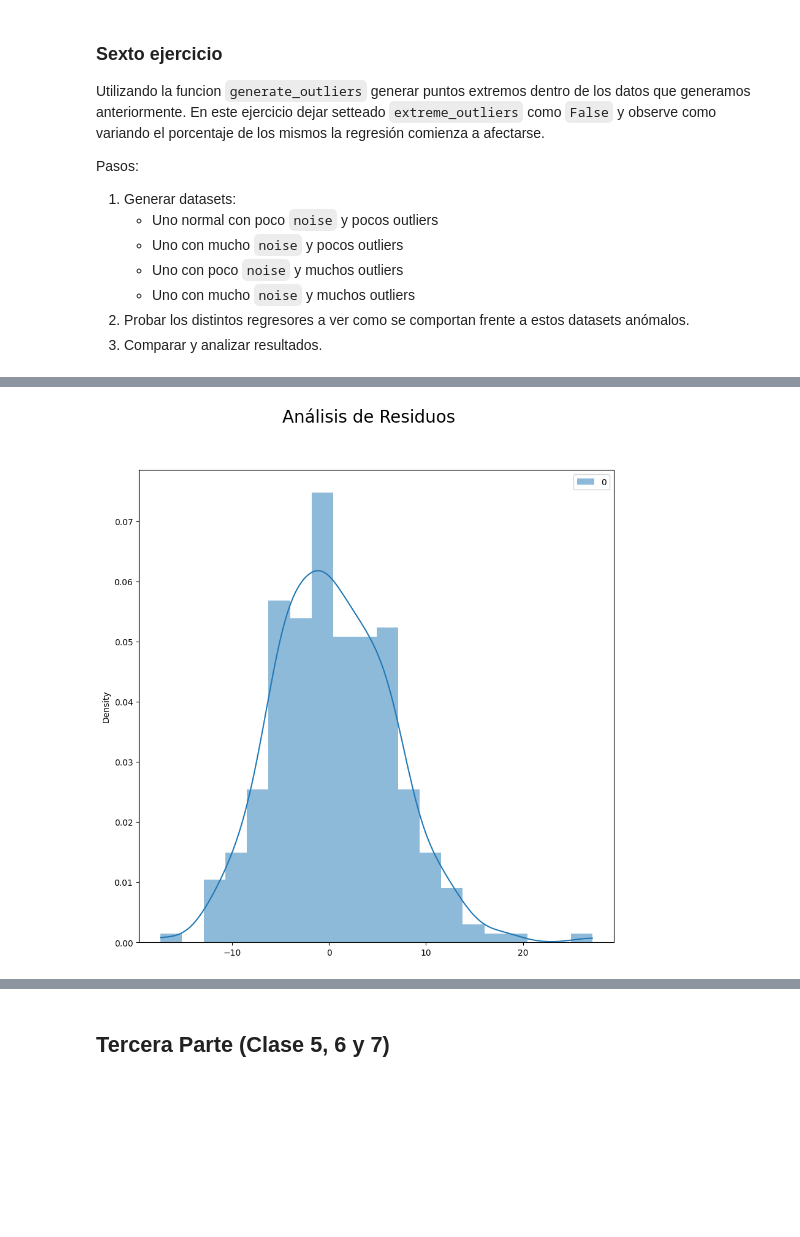
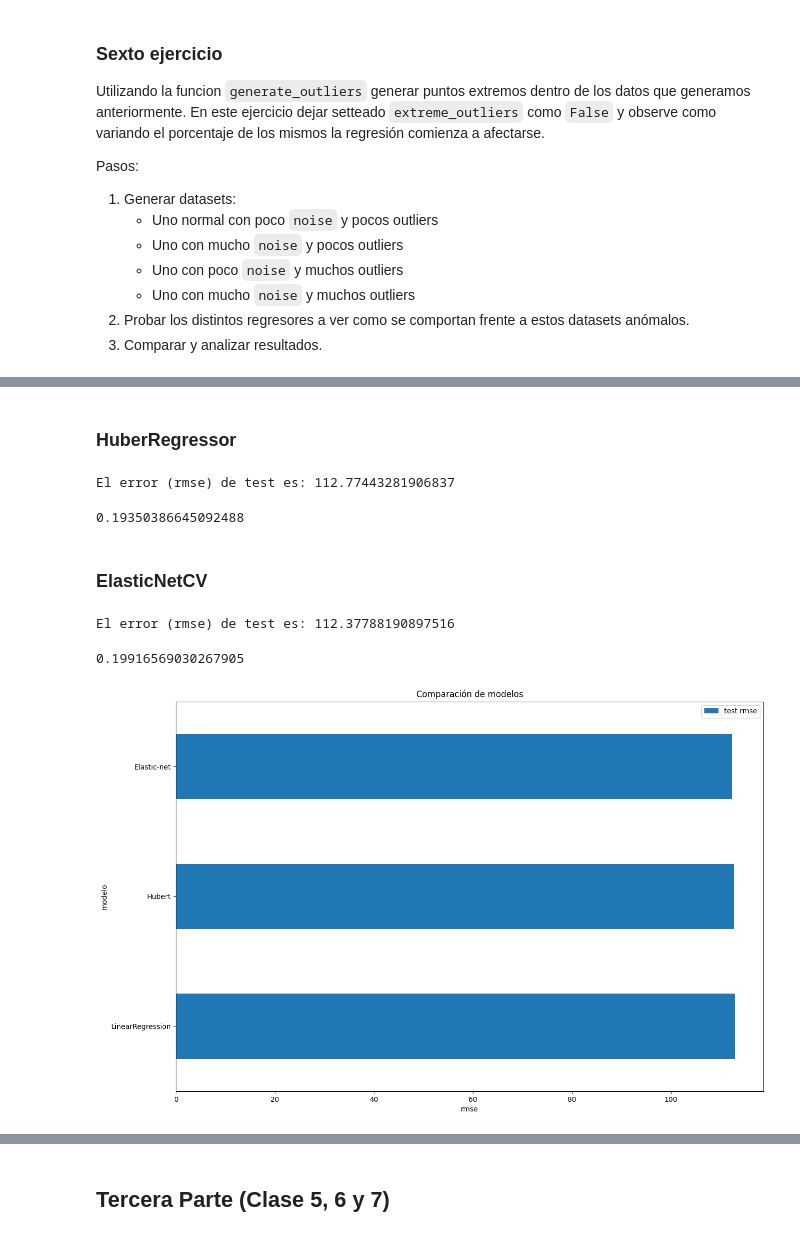
Before and after one commit to RobAxt/intro_ia, a Jupyter notebook: tp_integrador_enunciado/tp_integrador - resuelto.ipynb, the cells around one changed output, grey strips where cells are left out. Drawn from its saved outputs; the diff is of its cells as text; code cells hidden in the pictures; blank space fills up the shorter version.

```diff
--- a/tp_integrador_enunciado/tp_integrador - resuelto.ipynb
+++ b/tp_integrador_enunciado/tp_integrador - resuelto.ipynb
@@ -469,8 +477,2 @@ print(R2)
-# %%
-fig = plt.figure(figsize=(10,10))
-
-sns.histplot((y_test - predicciones.reshape(y_test.shape)), color="red", kde=True, stat="density", linewidth=0,bins=20)
-fig.suptitle('Análisis de Residuos', fontsize = 20)
-plt.show()
-# %% [output]
-[figure, removed]
+# %% [markdown]
+### HuberRegressor
@@ -476,0 +482,61 @@ plt.show()
+# %%
+# Error de test del modelo. Uso rmse para mantener la misma escala que la variable a predecir
+
+rmse_hub = mean_squared_error(
+            y_true  = y_test,
+            y_pred  = predicciones,
+            squared = False
+           )
+
+print(f"El error (rmse) de test es: {rmse_hub}")
+# %% [output]
+El error (rmse) de test es: 112.77443281906837
+# %%
+R2_hub = metrics.r2_score(y_test, predicciones)
+print(R2_hub)
+# %% [output]
+0.19350386645092488
+# %% [markdown]
+### ElasticNetCV
+# %%
+modelo = ElasticNetCV(
+            l1_ratio        = [0, 0.1, 0.5, 0.7, 0.9, 0.95, 0.99],
+            alphas          = np.logspace(-10, 10, 200),
+            cv              = 10
+         )
+_ = modelo.fit(X = X_train, y = y_train.flatten())
+# %%
+# Predicciones test
+
+predicciones = modelo.predict(X=X_test)
+predicciones = predicciones.flatten()
+# %%
+# Error de test del modelo
+
+rmse_elastic = mean_squared_error(
+                y_true  = y_test,
+                y_pred  = predicciones,
+                squared = False
+               )
+print("")
+print(f"El error (rmse) de test es: {rmse_elastic}")
+# %% [output]
+El error (rmse) de test es: 112.37788190897516
+# %%
+R2_elastic = metrics.r2_score(y_test, predicciones)
+print(R2_elastic)
+# %% [output]
+0.19916569030267905
+# %%
+df_comparacion = pd.DataFrame({
+                    'modelo': ['LinearRegression', 'Hubert', 'Elastic-net'],
+                    'test rmse': [rmse_lr, rmse_hub, rmse_elastic]
+                 })
+
+fig, ax = plt.subplots(figsize=(15, 10))
+df_comparacion.set_index('modelo').plot(kind='barh', ax=ax)
+ax.set_xlabel('rmse')
+ax.set_ylabel('modelo')
+ax.set_title('Comparación de modelos');
+# %% [output]
+[figure, added]
```
Also changed, not shown: parts of 17 cells of this notebook.
